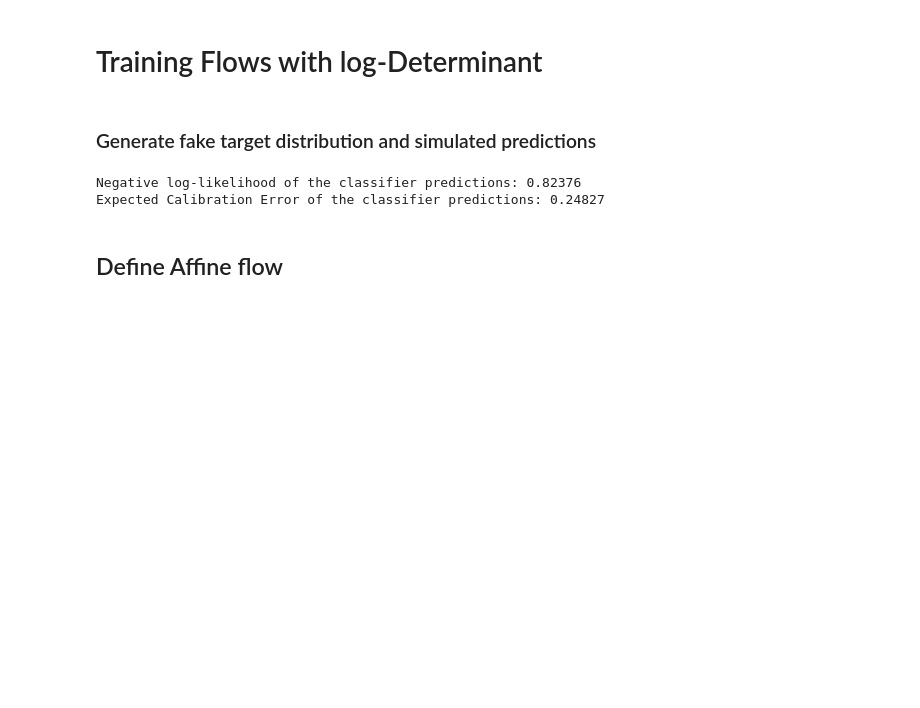
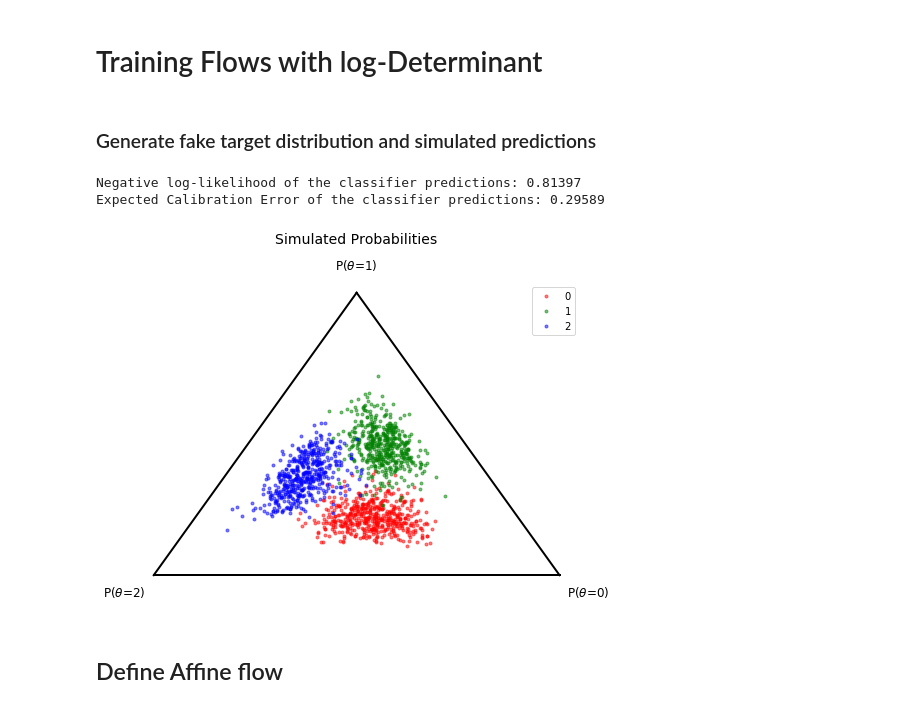
Before and after one commit to SergioAlvarezB/calibration-normalizing-flows, a Jupyter notebook: notebooks/train-flows-det.ipynb, the cells around one changed output. Drawn from its saved outputs; the diff is of its cells as text; code cells hidden in the pictures; blank space fills up the shorter version.

```diff
--- a/notebooks/train-flows-det.ipynb
+++ b/notebooks/train-flows-det.ipynb
@@ -27,7 +28,7 @@ one_hot = onehot_encode(target)
 
 # Shift
 offset = np.zeros((n_samples, 3))
-offset[:, 1:] = 0.3
+offset[:, 1:] = 0.05
 
 # Twist
 twisting = np.zeros((n_samples, 3))
@@ -38,15 +39,23 @@ logits = np.float32(0.8 * (one_hot + twisting + np.random.randn(n_samples, 3)*0.
 # 0-center logits
 logits -= np.mean(logits, axis=1, keepdims=True)
 
-snt_probs = softmax(logits, axis=1)
+probs = softmax(logits, axis=1)
 
-nll = neg_log_likelihood(snt_probs, target)
-ECE = expected_calibration_error(snt_probs, target)
+nll = neg_log_likelihood(probs, target)
+ECE = expected_calibration_error(probs, target)
 
 print("Negative log-likelihood of the classifier predictions: {:.5f}".format(nll))
 print("Expected Calibration Error of the classifier predictions: {:.5f}".format(ECE))
 # %% [output]
-Negative log-likelihood of the classifier predictions: 0.82376
-Expected Calibration Error of the classifier predictions: 0.24827
+Negative log-likelihood of the classifier predictions: 0.81397
+Expected Calibration Error of the classifier predictions: 0.29589
+# %%
+fig, ax = plt.subplots(figsize=(8, 6))
+
+ax = plot_prob_simplex(probs, target, ax=ax, title='Simulated Probabilities')
+
+plt.show()
+# %% [output]
+[figure, added]
 # %% [markdown]
 ## Define Affine flow
```
Also changed, not shown: parts of 10 cells of this notebook.
